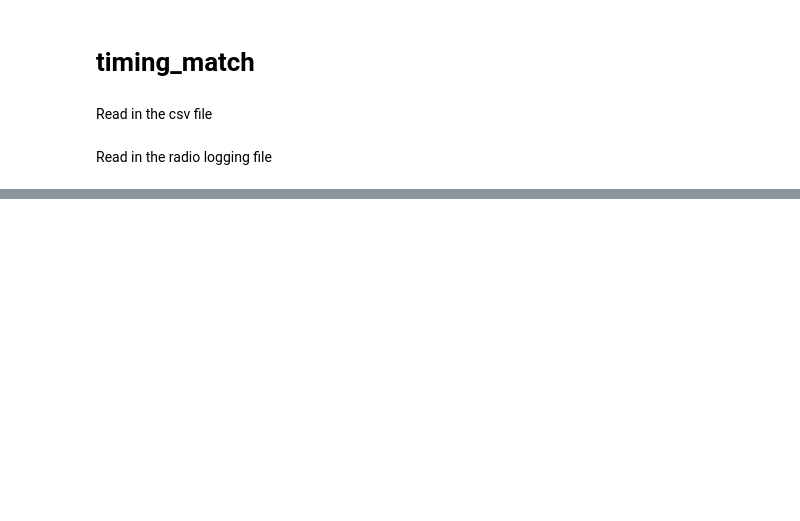
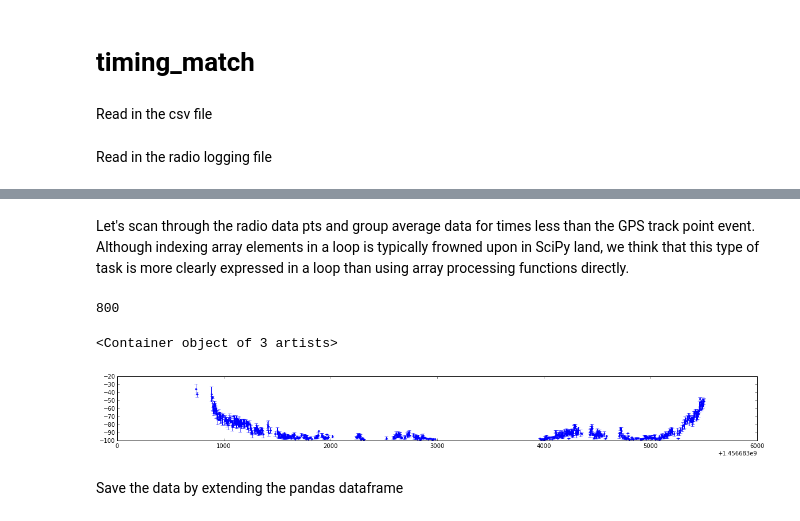
Before and after one commit to p-v-o-s/rssi-map, a Jupyter notebook: timing_match.ipynb, the cells around one changed output, grey strips where cells are left out. Cells and saved outputs as stored; diff of their text form; code cells hidden in the pictures; blank space fills up the shorter version.

```diff
--- a/timing_match.ipynb
+++ b/timing_match.ipynb
@@ -71,0 +39,35 @@ outfile.close()
+# %% [markdown]
+Let's scan through the radio data pts and group average data for times less than the GPS track point event. Although indexing array elements in a loop is typically frowned upon in SciPy land, we think that this type of task is more clearly expressed in a loop than using array processing functions directly.
+# %%
+avg_sRs = []    #this will hold the RSSI signal average over the interval
+std_sRs = []    #this will hold the RSSI signal standard deviation over the interval
+group_sRs = []  #used to temporarily group data in an interval
+iR = 0          #index into radio data array
+#each GPS time will be the righthand bound of the interval
+for tG in gps_track.time:
+    tR = radio_log.t[iR]
+    while tR < tG :
+        iR += 1  #move the interval to the right
+        tR = radio_log.t[iR]
+        group_sRs.append(radio_log.s[iR])
+    #finish calculating this interval
+    if len(group_sRs) == 0: #empty interval means radio dropout
+        avg_sRs.append(np.NaN)
+        std_sRs.append(0)
+    else:
+        avg_sRs.append(np.mean(group_sRs))
+        std_sRs.append(np.std(group_sRs))
+    #begin new interval
+    group_sRs = []
+
+avg_sRs = np.array(avg_sRs)
+std_sRs = np.array(std_sRs)
+print(len(avg_sRs))
+fig = plt.figure(figsize=(20,2))
+plt.errorbar(gps_track.time, avg_sRs, yerr = std_sRs, fmt = '.')
+# %% [output]
+800
+<Container object of 3 artists>
+[figure, added]
+# %% [markdown]
+Save the data by extending the pandas dataframe
```
Also changed, not shown: parts of 11 cells of this notebook.
